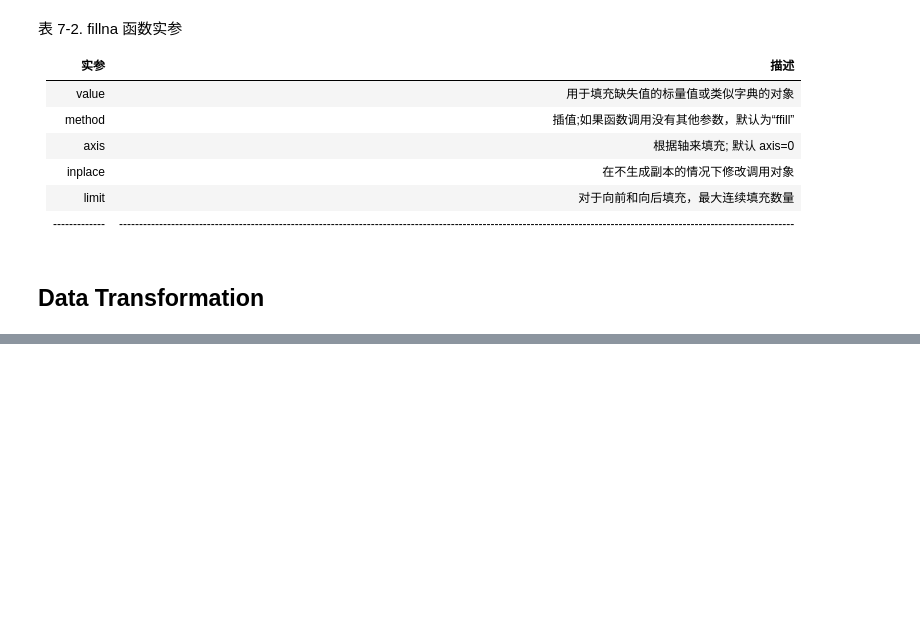
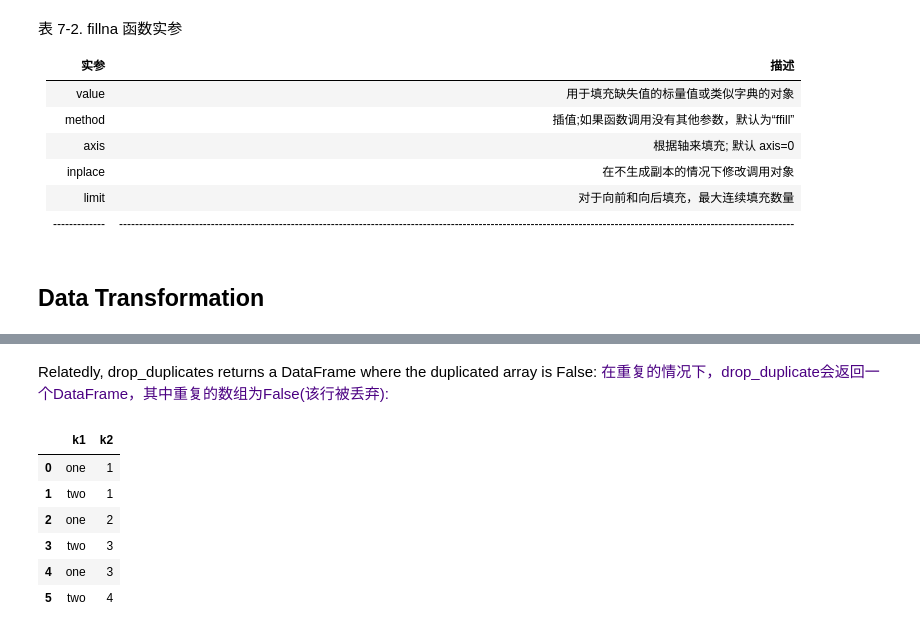
Before and after one commit to edenwzg/code, a Jupyter notebook: jupyter/Python for data analysis/Chapter 6. Data loading,Storage,and File Formats.ipynb, the cells around one changed output, grey strips where cells are left out. Drawn from its saved outputs; the diff is of its cells as text; code cells hidden in the pictures; blank space fills up the shorter version.

```diff
--- a/jupyter/Python for data analysis/Chapter 6. Data loading,Storage,and File Formats.ipynb
+++ b/jupyter/Python for data analysis/Chapter 6. Data loading,Storage,and File Formats.ipynb
@@ -1623,0 +1664,14 @@ limit | 对于向前和向后填充，最大连续填充数量
+# %% [markdown]
+Relatedly, drop_duplicates returns a DataFrame where the duplicated array is False:
+<font color=Indigo>
+在重复的情况下，drop_duplicate会返回一个DataFrame，其中重复的数组为False(该行被丢弃):
+# %%
+data.drop_duplicates()
+# %% [output]
+|  | k1 | k2 |
+| 0 | one | 1 |
+| 1 | two | 1 |
+| 2 | one | 2 |
+| 3 | two | 3 |
+| 4 | one | 3 |
+| 5 | two | 4 |
```
Also changed, not shown: parts of 29 cells of this notebook, 1 other file.
